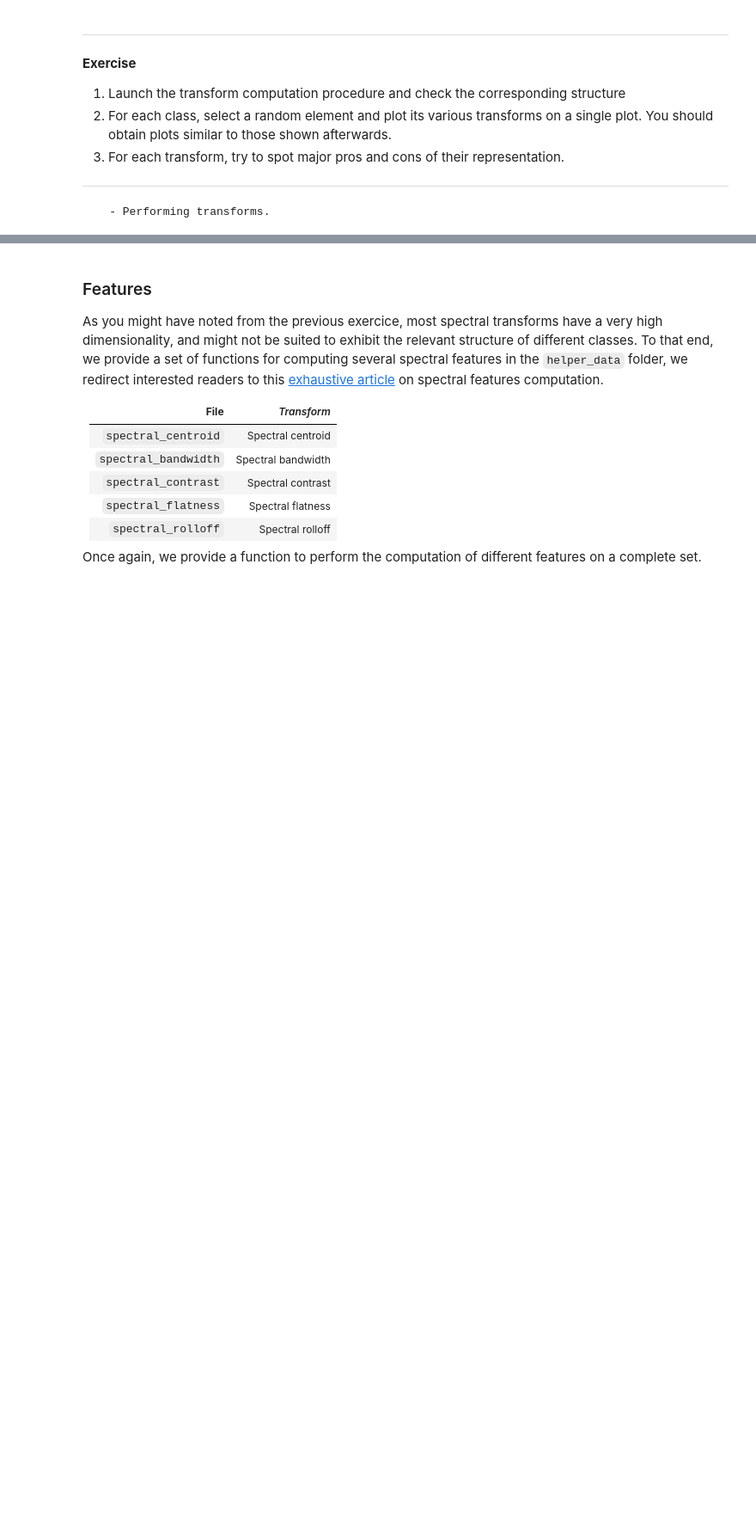
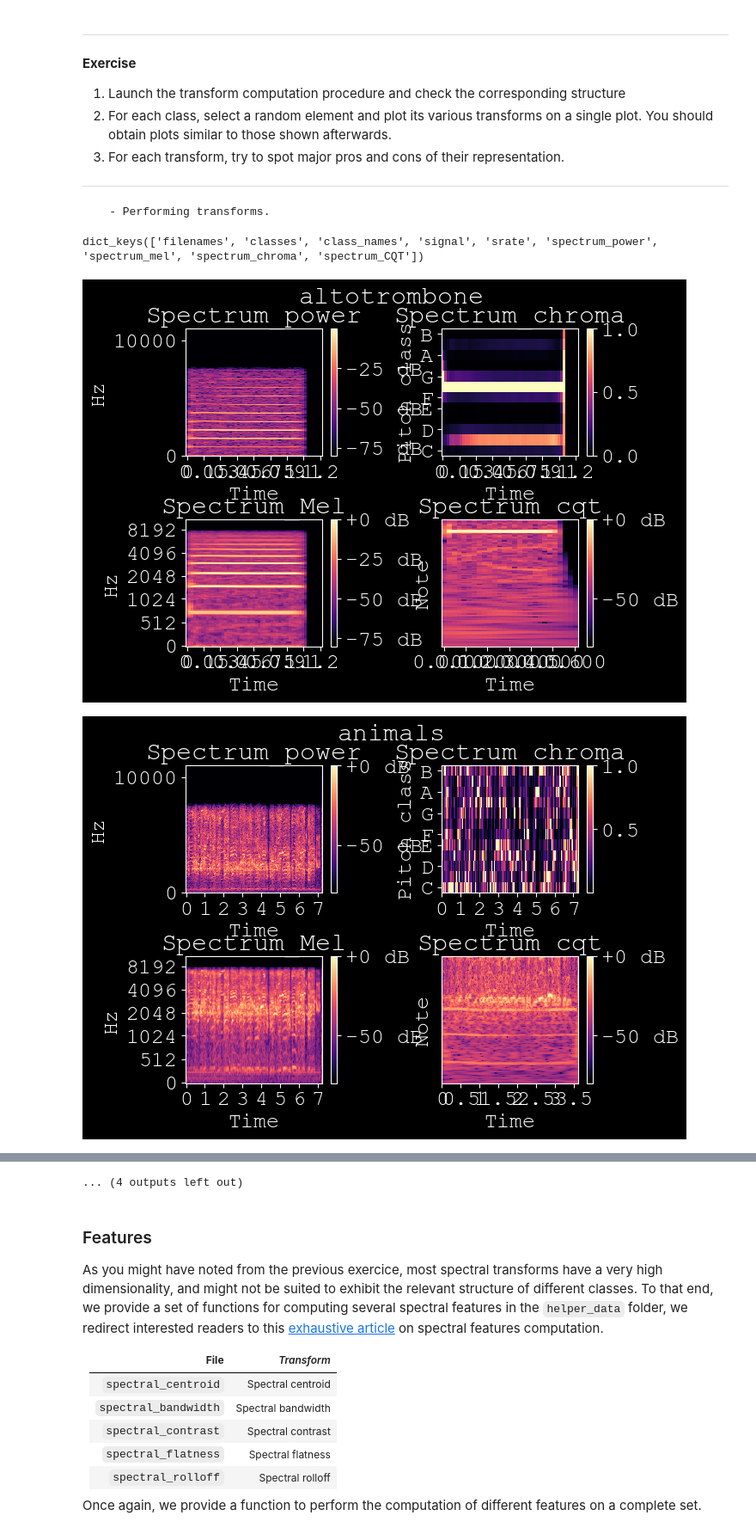
Before and after one commit to hdesvallees/atiam_ml, a Jupyter notebook: 01a_machine_learning.ipynb, the cells around one changed output, grey strips where cells are left out. Shown at 86% size. Cells and saved outputs as stored; diff of their text form; code cells hidden in the pictures; blank space fills up the shorter version.

```diff
--- a/01a_machine_learning.ipynb
+++ b/01a_machine_learning.ipynb
@@ -356,0 +326,58 @@ hdr_plot_style()
+# %%
+data_struct.keys()
+# %% [output]
+dict_keys(['filenames', 'classes', 'class_names', 'signal', 'srate', 'spectrum_power', 'spectrum_mel', 'spectrum_chroma', 'spectrum_CQT'])
+# %%
+#%% Q-0.2.2 - Plot the various transforms
+
+# Just a little helper to make your figures pretty
+import matplotlib.pyplot as plt
+import librosa
+import librosa.display
+from helper_plot import hdr_plot_style
+hdr_plot_style()
+
+def plot_spectrum(file_indx):
+
+    fig, ax = plt.subplots(nrows=2, ncols=2, sharex=False)
+    sr = data_struct["srate"][file_indx]
+
+    ###
+    power_db = librosa.amplitude_to_db(data_struct["spectrum_power"][file_indx], ref=np.max)
+
+    plot1 = librosa.display.specshow(power_db, y_axis='linear', x_axis='time', sr=sr, ax=ax[0, 0])
+    ax[0, 0].set(title='Spectrum_power')
+    fig.colorbar(plot1, ax=ax[0, 0], format="%+2.0f dB")
+
+    ###
+    mel_db = librosa.power_to_db(data_struct["spectrum_mel"][file_indx], ref=np.max)
+
+    plot2 = librosa.display.specshow(mel_db, y_axis='mel', x_axis='time', sr=sr, ax=ax[1, 0])
+    ax[1, 0].set(title='Spectrum_Mel')
+    fig.colorbar(plot2, ax=ax[1, 0], format="%+2.0f dB")
+
+    ###
+    chroma = data_struct["spectrum_chroma"][file_indx]
+
+    plot3 = librosa.display.specshow(chroma, y_axis='chroma', x_axis='time', sr=sr, ax=ax[0, 1])
+    ax[0, 1].set(title='Spectrum_chroma')
+    fig.colorbar(plot3, ax=ax[0, 1])
+
+    ###
+    cqt_db = librosa.amplitude_to_db(data_struct["spectrum_CQT"][file_indx], ref=np.max)
+
+    plot4 = librosa.display.specshow(cqt_db, y_axis='cqt_note', x_axis='time', sr=sr, ax=ax[1, 1])
+    ax[1, 1].set(title='Spectrum_cqt')
+    plt.subplots_adjust(left=None, bottom=None, right=None, top=None, wspace=0.5, hspace=0.5)
+    fig.colorbar(plot4, ax=ax[1, 1], format="%+2.0f dB")
+
+    fig.suptitle(data_struct["class_names"][data_struct['classes'][file_indx]])
+    return 0
+
+
+for i in range(nb_classe):
+    file_index = np.random.choice(np.where(data_struct['classes']==i)[0])
+    plot_spectrum(file_index)
+# %% [output]
+[figure, added]
+[figure, added]
@@ -357,3 +394,4 @@ hdr_plot_style()
+... (4 outputs left out)
 # %% [markdown]
 ### Features
 
```
Also changed, not shown: parts of 13 cells of this notebook.
